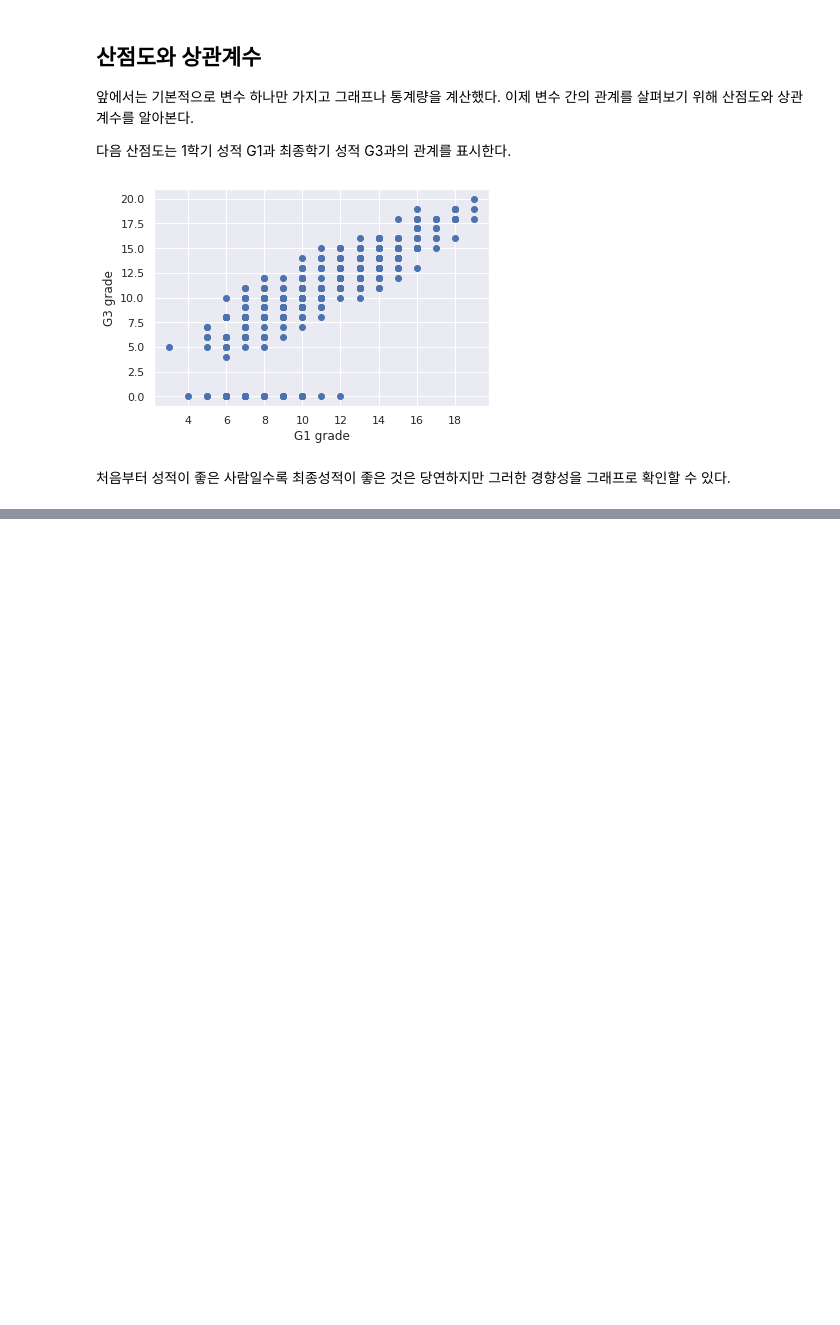
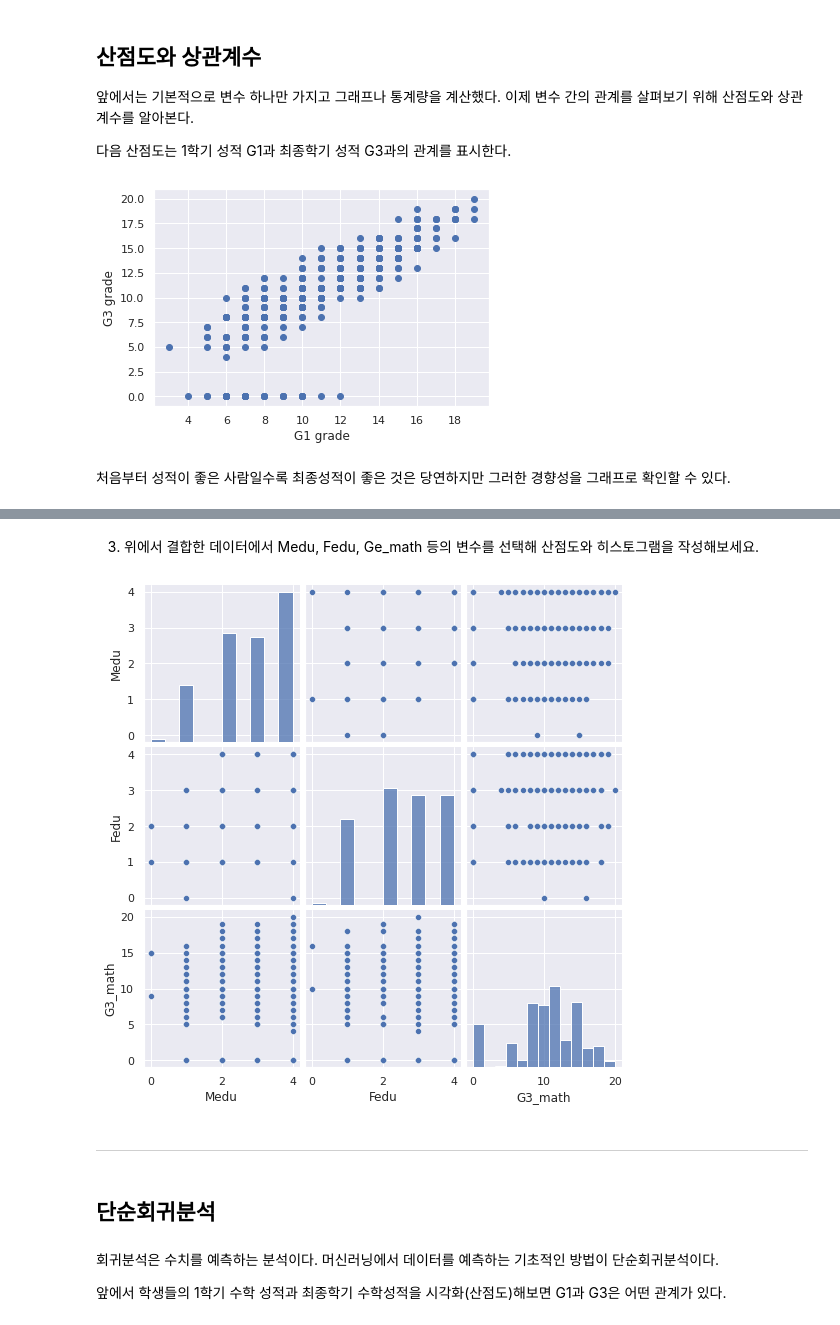
Before and after one commit to gongboogi/Python-Practice, a Jupyter notebook: 기술통계와_단순회귀분석.ipynb, the cells around one changed output, grey strips where cells are left out. Cells and saved outputs as stored; diff of their text form; code cells hidden in the pictures; blank space fills up the shorter version.

Commit message:
기술통계와 단순회귀분석

```diff
--- a/기술통계와_단순회귀분석.ipynb
+++ b/기술통계와_단순회귀분석.ipynb
@@ -386,0 +459,3 @@ plt.grid(True)
+# %%
+por_data = pd.read_csv('student-por.csv', sep = ';' )
+por_data.describe()
@@ -386,0 +478,6 @@ plt.grid(True)
+# %%
+math_data = pd.read_csv('student-mat.csv', sep = ';' )
+data_merge = pd.merge(math_data, por_data, on = ['school', 'sex', 'age', 'address', 'famsize', 'Pstatus', 'Medu', 'Fedu', 'Mjob', 'Fjob', 'reason', 'nursery', 'internet'],
+                      suffixes = ('_math', '_por'))
+
+data_merge.describe()
@@ -386,0 +509,17 @@ plt.grid(True)
+# %% [markdown]
+3. 위에서 결합한 데이터에서 Medu, Fedu, Ge_math 등의 변수를 선택해 산점도와 히스토그램을 작성해보세요.
+# %%
+sns.pairplot(data_merge[['Medu', 'Fedu', 'G3_math']])
+plt.grid(True)
+# %% [output]
+[figure, added]
+# %% [markdown]
+
+
+---
+# %% [markdown]
+## 단순회귀분석
+# %% [markdown]
+회귀분석은 수치를 예측하는 분석이다. 머신러닝에서 데이터를 예측하는 기초적인 방법이 단순회귀분석이다.
+
+앞에서 학생들의 1학기 수학 성적과 최종학기 수학성적을 시각화(산점도)해보면 G1과 G3은 어떤 관계가 있다.
```
Also changed, not shown: parts of 39 cells of this notebook.
